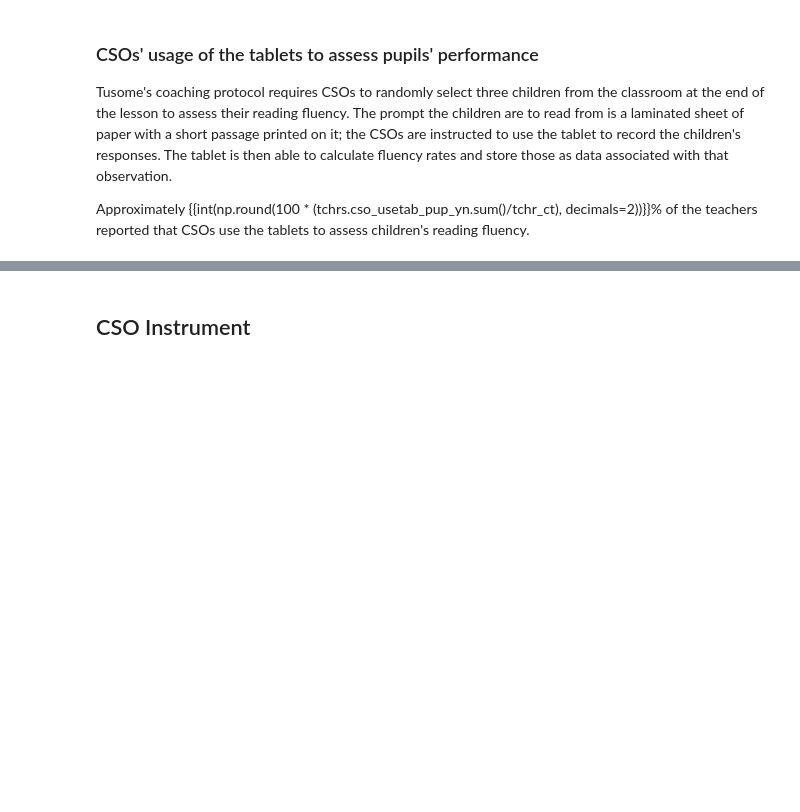
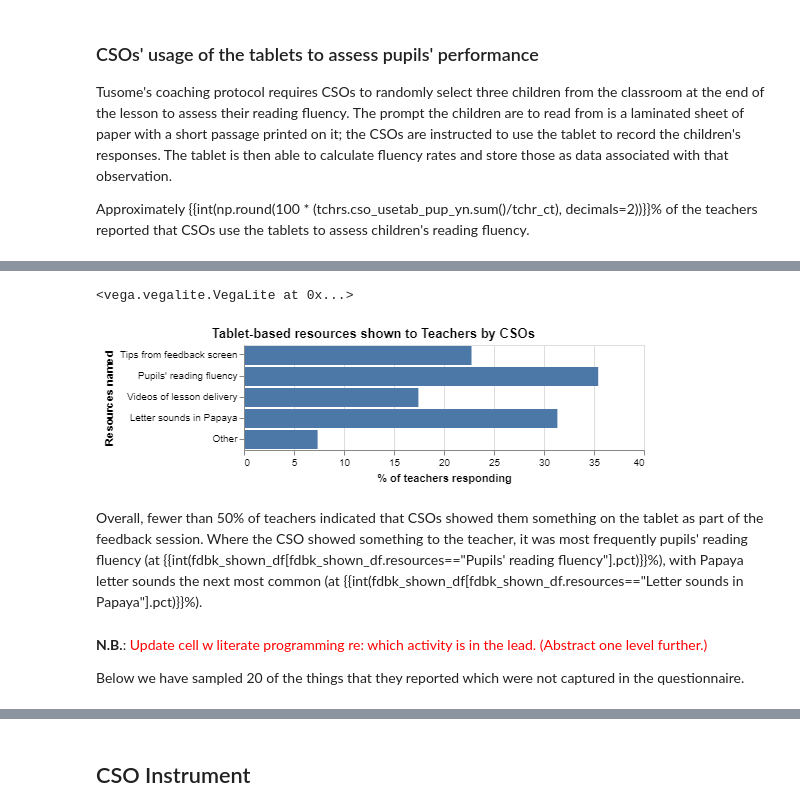
Before and after one commit to TSSlade/tusome-d4dm, a Jupyter notebook: tusome-d4dm exploration.ipynb, the cells around one changed output, grey strips where cells are left out. Cells and saved outputs as stored; diff of their text form; code cells hidden in the pictures; blank space fills up the shorter version.

```diff
--- a/tusome-d4dm exploration.ipynb
+++ b/tusome-d4dm exploration.ipynb
@@ -181,0 +186,17 @@ Name: cso_fdbk_det, dtype: object
+# %%
+fdbk_shown_df = pd.DataFrame.from_dict({"resources": ["Tips from feedback screen",
+                                                   "Pupils' reading fluency",
+                                                   "Videos of lesson delivery",
+                                                   "Letter sounds in Papaya",
+                                                   "Other"],
+                                    "tchrs_reporting":[
+                                        tchrs[tchrs.vis_act_fdbk != 0].cso_shw_tips.sum(),
+                                        tchrs[tchrs.vis_act_fdbk != 0].cso_shw_fluency.sum(),
+                                        tchrs[tchrs.vis_act_fdbk != 0].cso_shw_video.sum(),
+                                        tchrs[tchrs.vis_act_fdbk != 0].cso_shw_lsnd.sum(),
+                                        tchrs[tchrs.vis_act_fdbk != 0].cso_shw_other.sum()]})
+fdbk_shown_df["pct"] = np.round(
+    fdbk_shown_df.tchrs_reporting.apply(
+    lambda x: 100 * (x/visact_df[visact_df.activities=="Provided feedback on lesson"].tchrs_reporting)),
+    decimals=2)
+fdbk_shown_df
@@ -181,0 +210,17 @@ Name: cso_fdbk_det, dtype: object
+# %%
+alt.Chart(fdbk_shown_df, title="Tablet-based resources shown to Teachers by CSOs").mark_bar().encode(
+alt.Y("resources:O",
+      title="Resources named",
+      sort = alt.EncodingSortField(field="tchrs_reporting", op="values", order="ascending")),
+alt.X("pct:Q",
+      title="% of teachers responding"),
+tooltip = "tchrs_reporting")
+# %% [output]
+<vega.vegalite.VegaLite at 0x...>
+[figure, added]
+# %% [markdown]
+Overall, fewer than 50% of teachers indicated that CSOs showed them something on the tablet as part of the feedback session. Where the CSO showed something to the teacher, it was most frequently pupils' reading fluency (at {{int(fdbk_shown_df[fdbk_shown_df.resources=="Pupils' reading fluency"].pct)}}%), with Papaya letter sounds the next most common (at {{int(fdbk_shown_df[fdbk_shown_df.resources=="Letter sounds in Papaya"].pct)}}%).
+# %% [markdown]
+**N.B.**: <span style="color:red"> Update cell w literate programming re: which activity is in the lead. (Abstract one level further.)</span>
+
+Below we have sampled 20 of the things that they reported which were not captured in the questionnaire.
```
Also changed, not shown: parts of 49 cells of this notebook, 6 other files.
